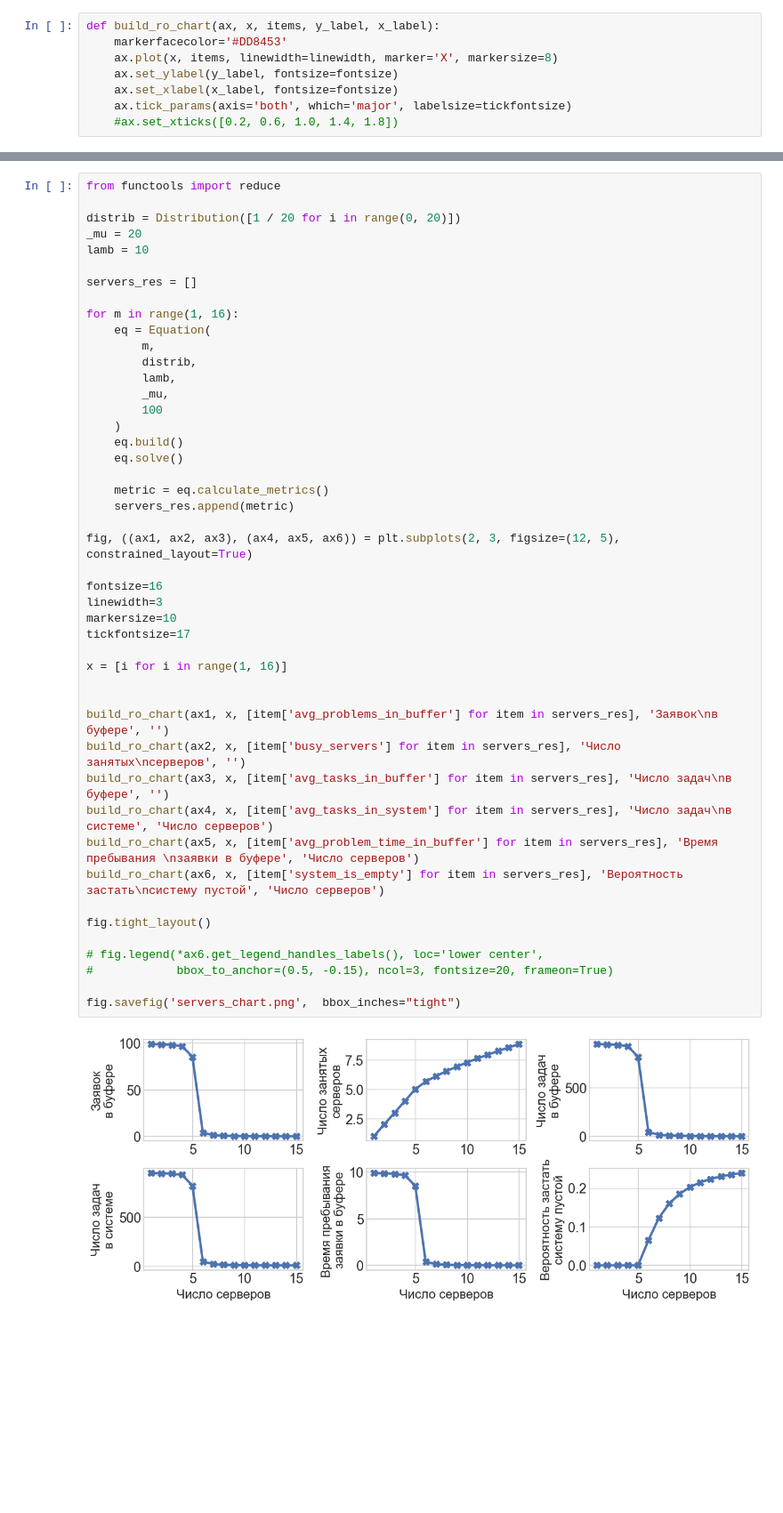
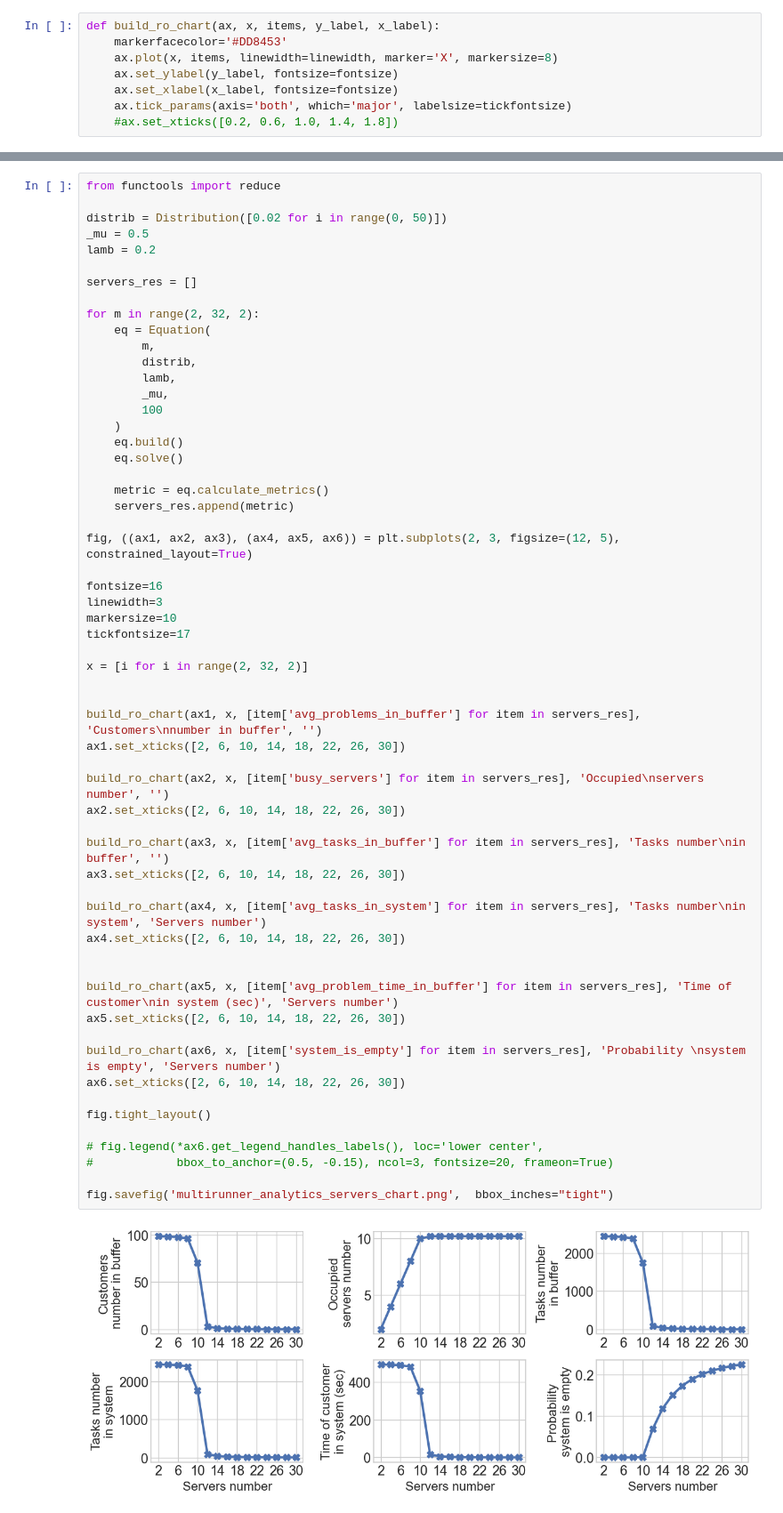
Before and after one commit to timac11/multirunner-analytics-impl, a Jupyter notebook: analytics/analytics.ipynb, the cells around one changed output, grey strips where cells are left out. Shown at 89% size. Saved outputs shown, nothing was run; the diff lists cells and outputs as text; blank space fills up the shorter version.

```diff
--- a/analytics/analytics.ipynb
+++ b/analytics/analytics.ipynb
@@ -83,49 +91,61 @@ fig.savefig('ro_chart.png',  bbox_inches="tight")
 # %%
 from functools import reduce
 
-distrib = Distribution([1 / 20 for i in range(0, 20)])
-_mu = 20
-lamb = 10
+distrib = Distribution([0.02 for i in range(0, 50)])
+_mu = 0.5
+lamb = 0.2
 
 servers_res = []
 
-for m in range(1, 16):
+for m in range(2, 32, 2):
     eq = Equation(
         m,
         distrib,
         lamb,
         _mu,
         100
     )
     eq.build()
     eq.solve()
 
     metric = eq.calculate_metrics()
     servers_res.append(metric)
 
 fig, ((ax1, ax2, ax3), (ax4, ax5, ax6)) = plt.subplots(2, 3, figsize=(12, 5), constrained_layout=True)
 
 fontsize=16
 linewidth=3
 markersize=10
 tickfontsize=17
 
-x = [i for i in range(1, 16)]
+x = [i for i in range(2, 32, 2)]
 
 
-build_ro_chart(ax1, x, [item['avg_problems_in_buffer'] for item in servers_res], 'Заявок\nв буфере', '')
-build_ro_chart(ax2, x, [item['busy_servers'] for item in servers_res], 'Число занятых\nсерверов', '')
-build_ro_chart(ax3, x, [item['avg_tasks_in_buffer'] for item in servers_res], 'Число задач\nв буфере', '')
-build_ro_chart(ax4, x, [item['avg_tasks_in_system'] for item in servers_res], 'Число задач\nв системе', 'Число серверов')
-build_ro_chart(ax5, x, [item['avg_problem_time_in_buffer'] for item in servers_res], 'Время пребывания \nзаявки в буфере', 'Число серверов')
-build_ro_chart(ax6, x, [item['system_is_empty'] for item in servers_res], 'Вероятность застать\nсистему пустой', 'Число серверов')
+build_ro_chart(ax1, x, [item['avg_problems_in_buffer'] for item in servers_res], 'Customers\nnumber in buffer', '')
+ax1.set_xticks([2, 6, 10, 14, 18, 22, 26, 30])
+
+build_ro_chart(ax2, x, [item['busy_servers'] for item in servers_res], 'Occupied\nservers number', '')
+ax2.set_xticks([2, 6, 10, 14, 18, 22, 26, 30])
+
+build_ro_chart(ax3, x, [item['avg_tasks_in_buffer'] for item in servers_res], 'Tasks number\nin buffer', '')
+ax3.set_xticks([2, 6, 10, 14, 18, 22, 26, 30])
+
+build_ro_chart(ax4, x, [item['avg_tasks_in_system'] for item in servers_res], 'Tasks number\nin system', 'Servers number')
+ax4.set_xticks([2, 6, 10, 14, 18, 22, 26, 30])
+
+
+build_ro_chart(ax5, x, [item['avg_problem_time_in_buffer'] for item in servers_res], 'Time of customer\nin system (sec)', 'Servers number')
+ax5.set_xticks([2, 6, 10, 14, 18, 22, 26, 30])
+
+build_ro_chart(ax6, x, [item['system_is_empty'] for item in servers_res], 'Probability \nsystem is empty', 'Servers number')
+ax6.set_xticks([2, 6, 10, 14, 18, 22, 26, 30])
 
 fig.tight_layout()
 
 # fig.legend(*ax6.get_legend_handles_labels(), loc='lower center',
 #            bbox_to_anchor=(0.5, -0.15), ncol=3, fontsize=20, frameon=True)
 
-fig.savefig('servers_chart.png',  bbox_inches="tight")
+fig.savefig('multirunner_analytics_servers_chart.png',  bbox_inches="tight")
 # %% [output]
-[figure, old version]
+[figure, new version]
 # %% [markdown]
```
Also changed, not shown: parts of 10 cells of this notebook, 9 other files.
